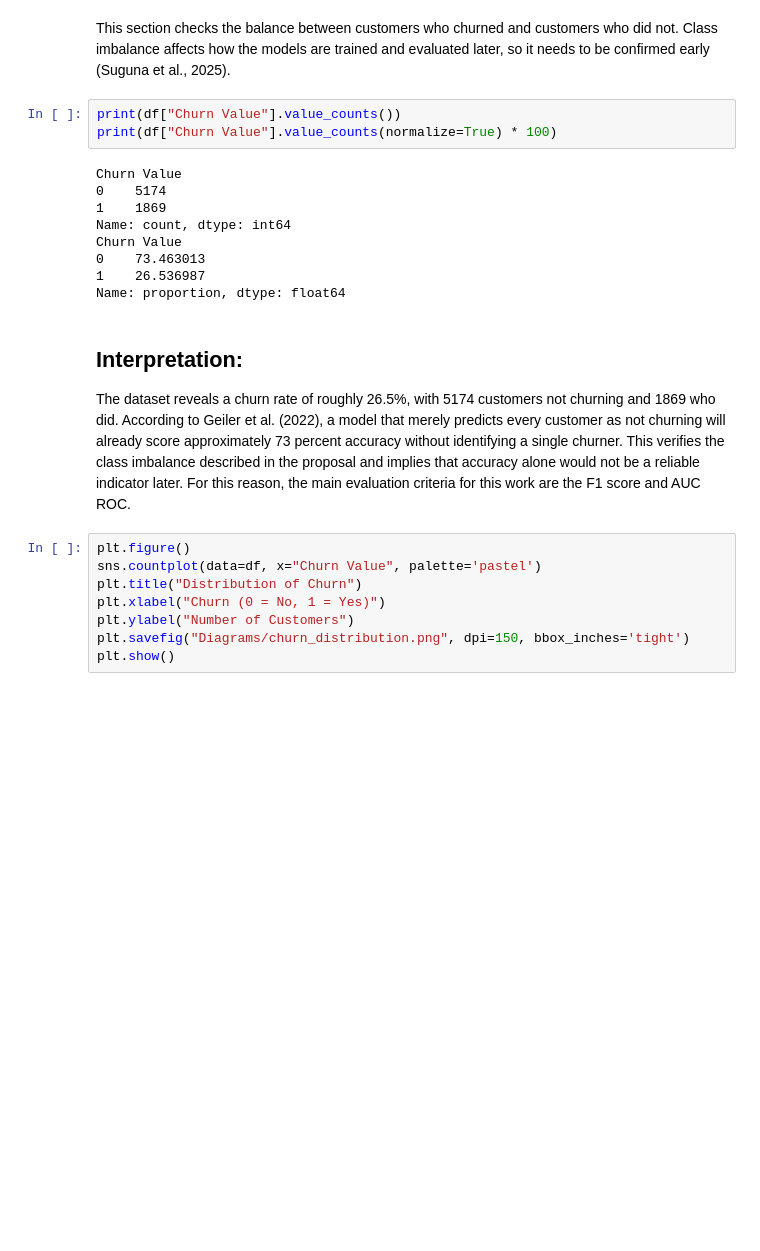
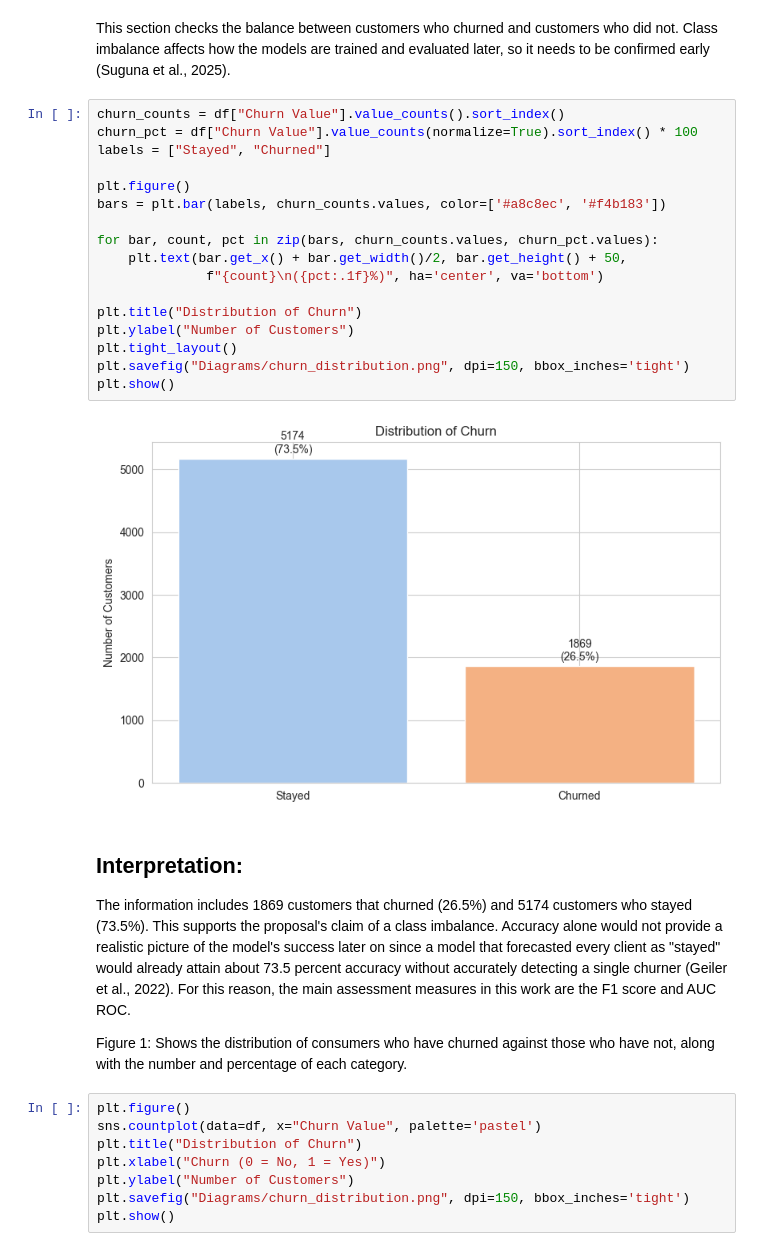
Before and after one commit to ST10294145/Customer-Churn-Data-Analysis, a Jupyter notebook: churn_data.ipynb, the cells around one changed output. Drawn from its saved outputs; the diff is of its cells as text; blank space fills up the shorter version.

```diff
--- a/churn_data.ipynb
+++ b/churn_data.ipynb
@@ -111,20 +111,29 @@ This section outlines what will be explored before preprocessing begins. The fol
 # %% [markdown]
 This section checks the balance between customers who churned and customers who did not. Class imbalance affects how the models are trained and evaluated later, so it needs to be confirmed early (Suguna et al., 2025).
 # %%
-print(df["Churn Value"].value_counts())
-print(df["Churn Value"].value_counts(normalize=True) * 100)
+churn_counts = df["Churn Value"].value_counts().sort_index()
+churn_pct = df["Churn Value"].value_counts(normalize=True).sort_index() * 100
+labels = ["Stayed", "Churned"]
+
+plt.figure()
+bars = plt.bar(labels, churn_counts.values, color=['#a8c8ec', '#f4b183'])
+
+for bar, count, pct in zip(bars, churn_counts.values, churn_pct.values):
+    plt.text(bar.get_x() + bar.get_width()/2, bar.get_height() + 50,
+              f"{count}\n({pct:.1f}%)", ha='center', va='bottom')
+
+plt.title("Distribution of Churn")
+plt.ylabel("Number of Customers")
+plt.tight_layout()
+plt.savefig("Diagrams/churn_distribution.png", dpi=150, bbox_inches='tight')
+plt.show()
 # %% [output]
-Churn Value
-0    5174
-1    1869
-Name: count, dtype: int64
-Churn Value
-0    73.463013
-1    26.536987
-Name: proportion, dtype: float64
+[figure, added]
 # %% [markdown]
 ## Interpretation:
-The dataset reveals a churn rate of roughly 26.5%, with 5174 customers not churning and 1869 who did. According to Geiler et al. (2022), a model that merely predicts every customer as not churning will already score approximately 73 percent accuracy without identifying a single churner. This verifies the class imbalance described in the proposal and implies that accuracy alone would not be a reliable indicator later. For this reason, the main evaluation criteria for this work are the F1 score and AUC ROC.
+The information includes 1869 customers that churned (26.5%) and 5174 customers who stayed (73.5%). This supports the proposal's claim of a class imbalance. Accuracy alone would not provide a realistic picture of the model's success later on since a model that forecasted every client as "stayed" would already attain about 73.5 percent accuracy without accurately detecting a single churner (Geiler et al., 2022). For this reason, the main assessment measures in this work are the F1 score and AUC ROC.
+
+Figure 1: Shows the distribution of consumers who have churned against those who have not, along with the number and percentage of each category.
 # %%
 plt.figure()
 sns.countplot(data=df, x="Churn Value", palette='pastel')
```
Also changed, not shown: parts of 17 cells of this notebook, 15 other files.
